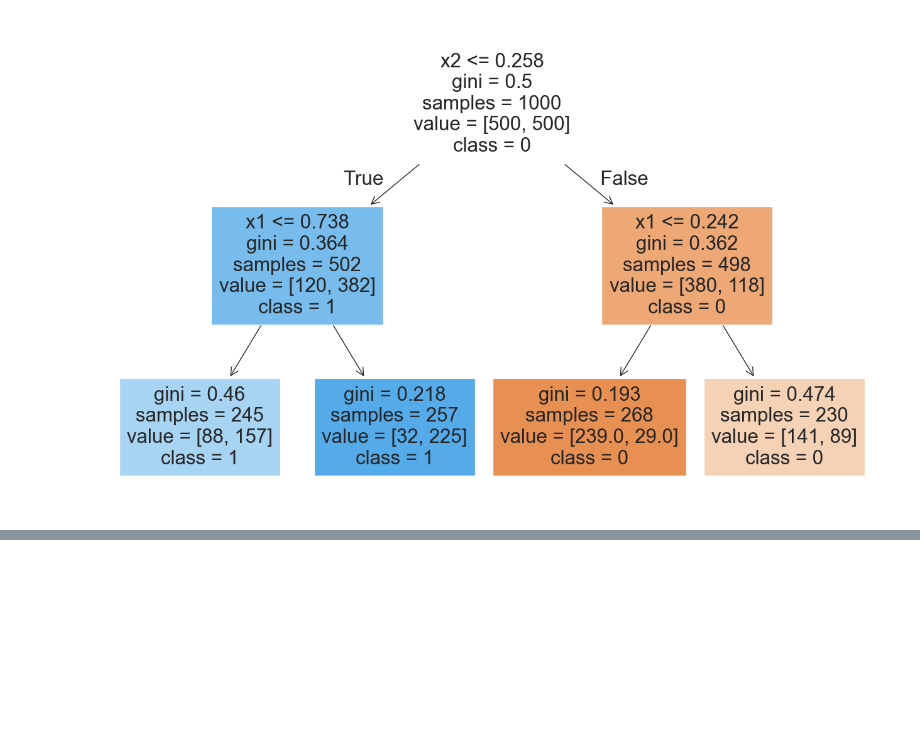
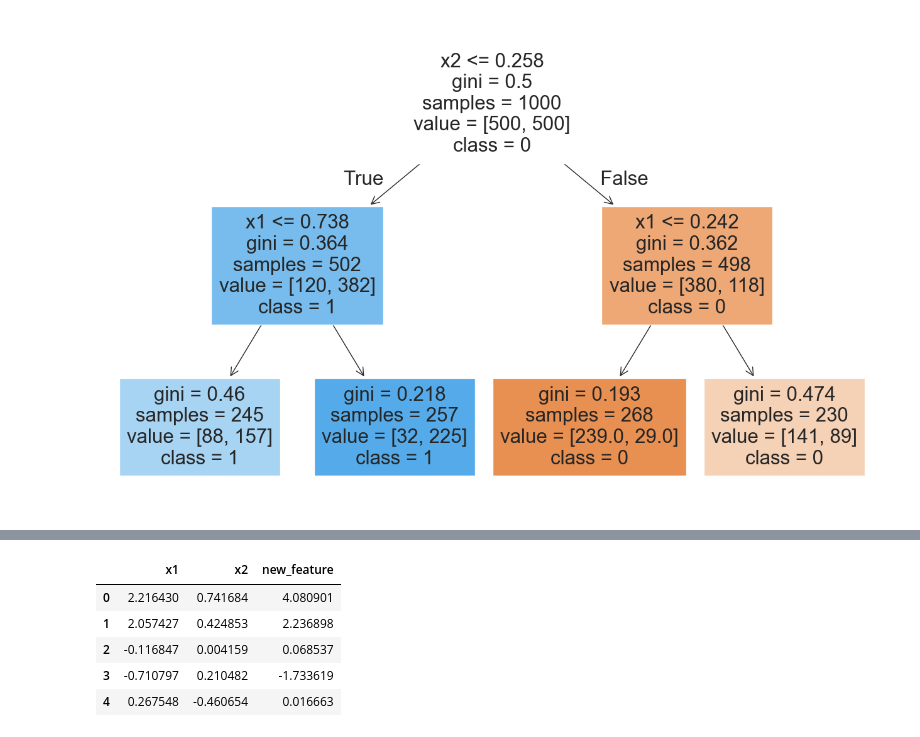
Before and after one commit to EgorSotn/Practice-ML, a Jupyter notebook: practice_17.ipynb, the cells around one changed output, grey strips where cells are left out. Saved outputs shown, nothing was run; the diff lists cells and outputs as text; code cells hidden in the pictures; blank space fills up the shorter version.

```diff
--- a/practice_17.ipynb
+++ b/practice_17.ipynb
@@ -185,0 +274,17 @@ plt.show()
+# %%
+def new_feature(x1, x2):
+
+    return 2*x1**3 - 3*x1**2 - x1 - x2
+
+X_new = X.copy()
+
+X_new['new_feature'] = new_feature(X.values[:, 0], X.values[:, 1])
+
+X_new.head()
+# %% [output]
+|  | x1 | x2 | new_feature |
+| 0 | 2.216430 | 0.741684 | 4.080901 |
+| 1 | 2.057427 | 0.424853 | 2.236898 |
+| 2 | -0.116847 | 0.004159 | 0.068537 |
+| 3 | -0.710797 | 0.210482 | -1.733619 |
+| 4 | 0.267548 | -0.460654 | 0.016663 |
```
Also changed, not shown: parts of 11 cells of this notebook.
